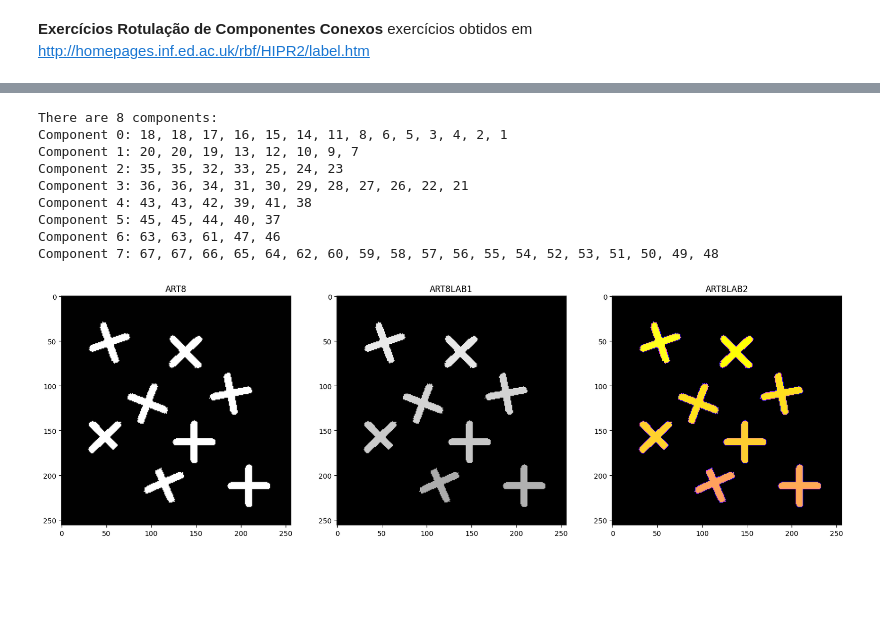
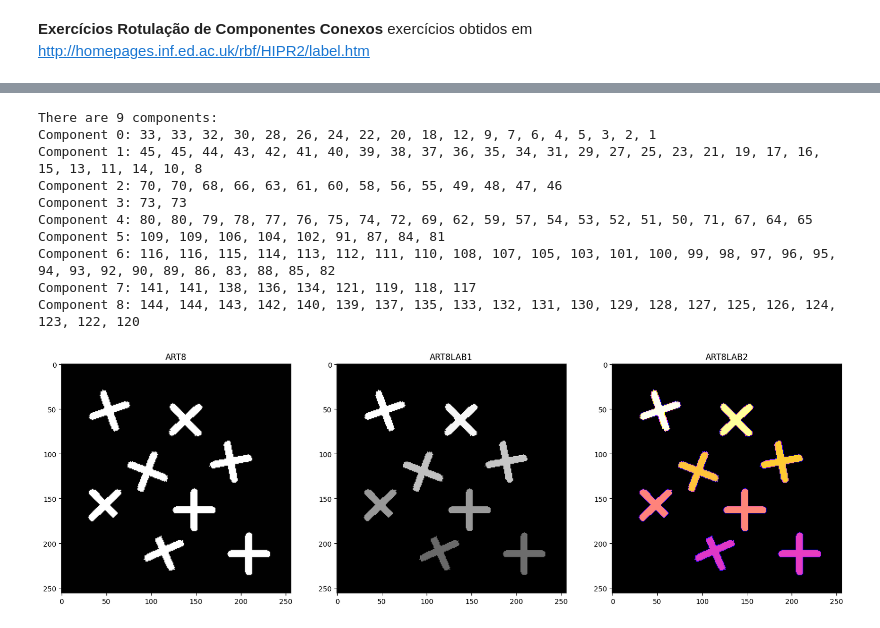
Before and after one commit to gabrielmsantos/pgc111-labs-2023, a Jupyter notebook: Lab02 - Connected Components/lab03.ipynb, the cells around one changed output, grey strips where cells are left out. Cells and saved outputs as stored; diff of their text form; code cells hidden in the pictures; blank space fills up the shorter version.

```diff
--- a/Lab02 - Connected Components/lab03.ipynb
+++ b/Lab02 - Connected Components/lab03.ipynb
@@ -136,22 +124,42 @@ class ImageProcessor:
         with open(filename, 'w') as file:
             for row in self.label_matrix:
                 file.write(' '.join(map(str, row)) + '\n')
-# %%
-#importing image
-img = cv2.imread("art8.png", cv2.IMREAD_GRAYSCALE)
-img_processor = ImageProcessor(img)
-img_processor.get_components(neighborhood=8)
-img_processor.show_image_results()
-img_processor.export_to_file("art8lab1.txt")
-# %% [output]
-There are 8 components:
-Component 0: 18, 18, 17, 16, 15, 14, 11, 8, 6, 5, 3, 4, 2, 1
-Component 1: 20, 20, 19, 13, 12, 10, 9, 7
-Component 2: 35, 35, 32, 33, 25, 24, 23
-Component 3: 36, 36, 34, 31, 30, 29, 28, 27, 26, 22, 21
-Component 4: 43, 43, 42, 39, 41, 38
-Component 5: 45, 45, 44, 40, 37
-Component 6: 63, 63, 61, 47, 46
-Component 7: 67, 67, 66, 65, 64, 62, 60, 59, 58, 57, 56, 55, 54, 52, 53, 51, 50, 49, 48
-[figure, removed]
+# %%
+def show_image_results(img, labels):
+    # print(self.label_matrix)
+    f, axarr = plt.subplots(1, 3, figsize=(20, 20))
+
+    new_image = 255 - labels[:]
+    new_image[new_image == 255] = 1
+
+    axarr[0].set_title('ART8')
+    axarr[0].imshow(img, cmap='gray', vmin=0, vmax=255)
+
+    axarr[1].set_title('ART8LAB1')
+    axarr[1].imshow(new_image, cmap='gray', vmin=50, vmax=255)
+
+    axarr[2].set_title('ART8LAB2')
+    axarr[2].imshow(new_image, cmap='gnuplot2', vmin=1, vmax=255)
+
+
+# Processing image
+img = cv2.imread("art8.png", cv2.IMREAD_GRAYSCALE)
+img_processor = ImageProcessor(img)
+img_processor.get_components(neighborhood=4)
+img_processor.export_to_file("art8lab1-labels.txt")
+
+# Show results
+show_image_results(img_processor.img, img_processor.label_matrix)
+# %% [output]
+There are 9 components:
+Component 0: 33, 33, 32, 30, 28, 26, 24, 22, 20, 18, 12, 9, 7, 6, 4, 5, 3, 2, 1
+Component 1: 45, 45, 44, 43, 42, 41, 40, 39, 38, 37, 36, 35, 34, 31, 29, 27, 25, 23, 21, 19, 17, 16, 15, 13, 11, 14, 10, 8
+Component 2: 70, 70, 68, 66, 63, 61, 60, 58, 56, 55, 49, 48, 47, 46
+Component 3: 73, 73
+Component 4: 80, 80, 79, 78, 77, 76, 75, 74, 72, 69, 62, 59, 57, 54, 53, 52, 51, 50, 71, 67, 64, 65
+Component 5: 109, 109, 106, 104, 102, 91, 87, 84, 81
+Component 6: 116, 116, 115, 114, 113, 112, 111, 110, 108, 107, 105, 103, 101, 100, 99, 98, 97, 96, 95, 94, 93, 92, 90, 89, 86, 83, 88, 85, 82
+Component 7: 141, 141, 138, 136, 134, 121, 119, 118, 117
+Component 8: 144, 144, 143, 142, 140, 139, 137, 135, 133, 132, 131, 130, 129, 128, 127, 125, 126, 124, 123, 122, 120
+[figure, added]
 # %%
```
Also changed, not shown: parts of 5 cells of this notebook.
